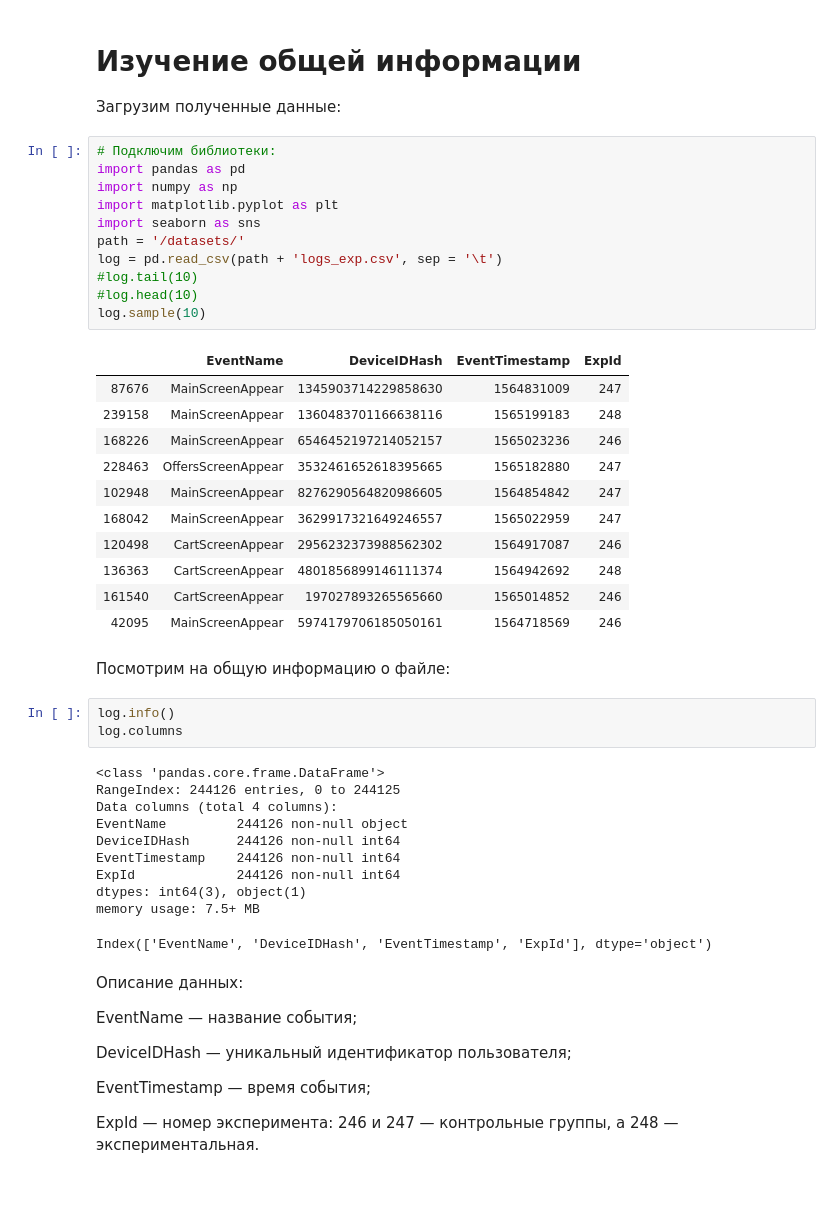
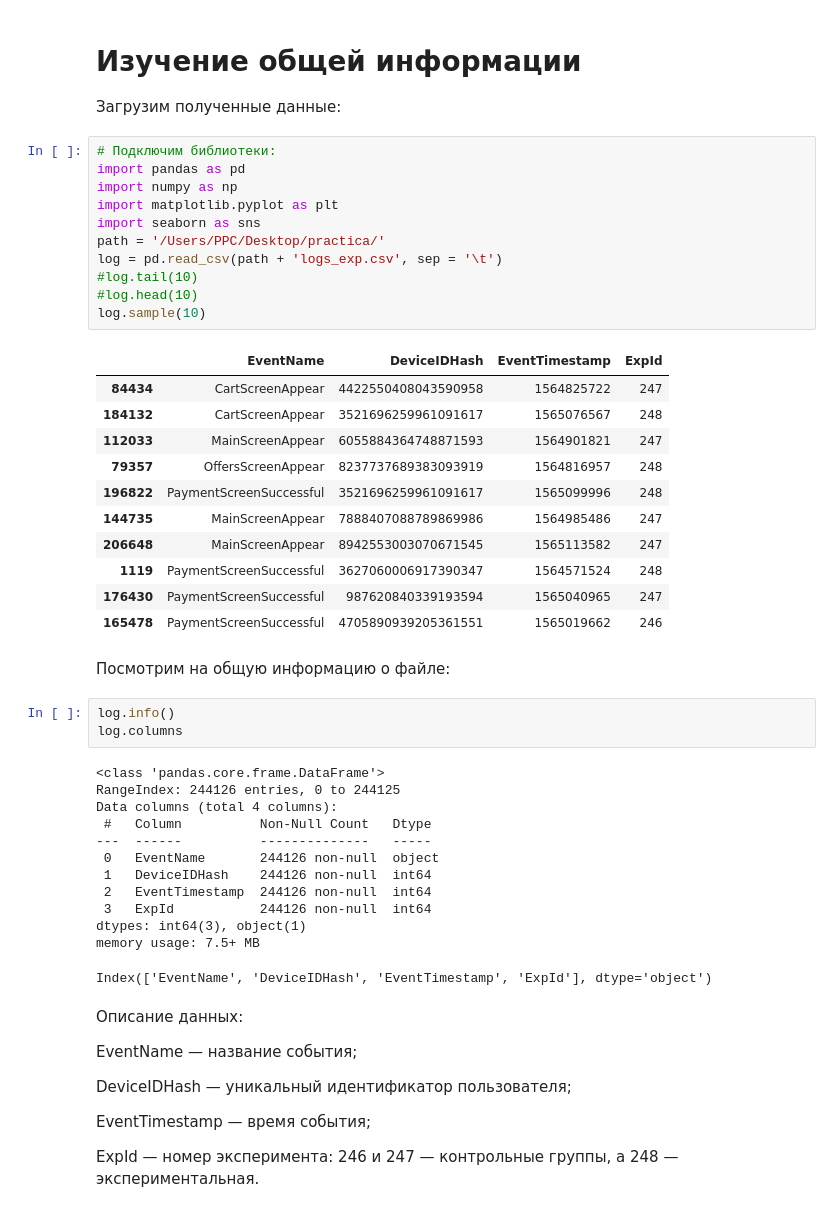
Before and after one commit to Lavrova-Svetlana/my_projects, a Jupyter notebook: a_b analysis_ sales funnel/a_b analysis_ sales funnel.ipynb, the cells around one changed output. Cells and saved outputs as stored; diff of their text form.

```diff
--- a/a_b analysis_ sales funnel/a_b analysis_ sales funnel.ipynb
+++ b/a_b analysis_ sales funnel/a_b analysis_ sales funnel.ipynb
@@ -26,26 +26,26 @@
 # %%
 # Подключим библиотеки:
 import pandas as pd
 import numpy as np
 import matplotlib.pyplot as plt
 import seaborn as sns
-path = '/datasets/'
+path = '/Users/PPC/Desktop/practica/'
 log = pd.read_csv(path + 'logs_exp.csv', sep = '\t')
 #log.tail(10)
 #log.head(10)
 log.sample(10)
 # %% [output]
 |  | EventName | DeviceIDHash | EventTimestamp | ExpId |
-| 87676 | MainScreenAppear | 1345903714229858630 | 1564831009 | 247 |
-| 239158 | MainScreenAppear | 1360483701166638116 | 1565199183 | 248 |
-| 168226 | MainScreenAppear | 6546452197214052157 | 1565023236 | 246 |
-| 228463 | OffersScreenAppear | 3532461652618395665 | 1565182880 | 247 |
-| 102948 | MainScreenAppear | 8276290564820986605 | 1564854842 | 247 |
-| 168042 | MainScreenAppear | 3629917321649246557 | 1565022959 | 247 |
-| 120498 | CartScreenAppear | 2956232373988562302 | 1564917087 | 246 |
-| 136363 | CartScreenAppear | 4801856899146111374 | 1564942692 | 248 |
-| 161540 | CartScreenAppear | 197027893265565660 | 1565014852 | 246 |
-| 42095 | MainScreenAppear | 5974179706185050161 | 1564718569 | 246 |
+| 84434 | CartScreenAppear | 4422550408043590958 | 1564825722 | 247 |
+| 184132 | CartScreenAppear | 3521696259961091617 | 1565076567 | 248 |
+| 112033 | MainScreenAppear | 6055884364748871593 | 1564901821 | 247 |
+| 79357 | OffersScreenAppear | 8237737689383093919 | 1564816957 | 248 |
+| 196822 | PaymentScreenSuccessful | 3521696259961091617 | 1565099996 | 248 |
+| 144735 | MainScreenAppear | 7888407088789869986 | 1564985486 | 247 |
+| 206648 | MainScreenAppear | 8942553003070671545 | 1565113582 | 247 |
+| 1119 | PaymentScreenSuccessful | 3627060006917390347 | 1564571524 | 248 |
+| 176430 | PaymentScreenSuccessful | 987620840339193594 | 1565040965 | 247 |
+| 165478 | PaymentScreenSuccessful | 4705890939205361551 | 1565019662 | 246 |
 # %% [markdown]
 Посмотрим на общую информацию о файле:
 # %%
@@ -55,10 +55,12 @@ log.columns
 <class 'pandas.core.frame.DataFrame'>
 RangeIndex: 244126 entries, 0 to 244125
 Data columns (total 4 columns):
-EventName         244126 non-null object
-DeviceIDHash      244126 non-null int64
-EventTimestamp    244126 non-null int64
-ExpId             244126 non-null int64
+ #   Column          Non-Null Count   Dtype
+---  ------          --------------   -----
+ 0   EventName       244126 non-null  object
+ 1   DeviceIDHash    244126 non-null  int64
+ 2   EventTimestamp  244126 non-null  int64
+ 3   ExpId           244126 non-null  int64
 dtypes: int64(3), object(1)
 memory usage: 7.5+ MB
 Index(['EventName', 'DeviceIDHash', 'EventTimestamp', 'ExpId'], dtype='object')
```
Also changed, not shown: parts of 8 cells of this notebook.
